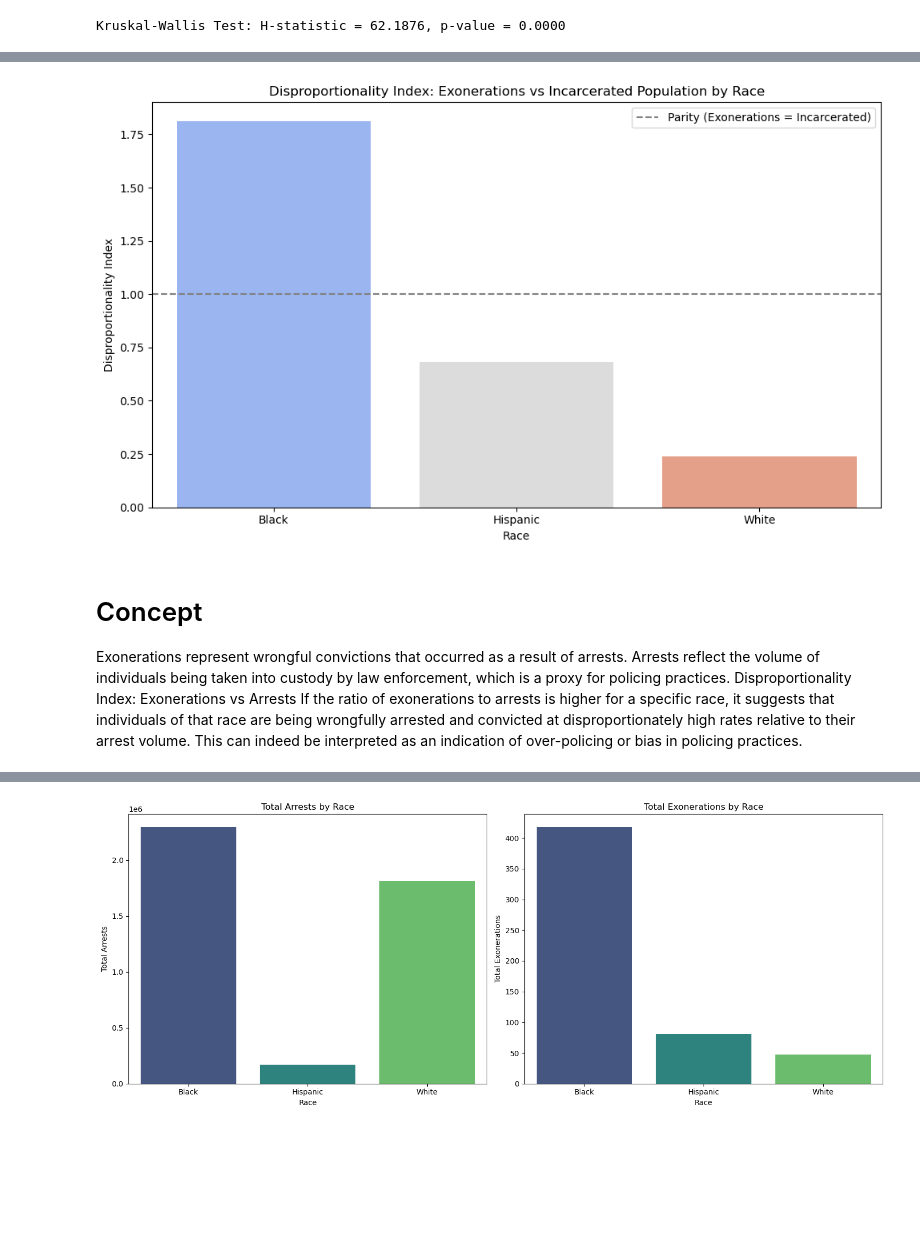
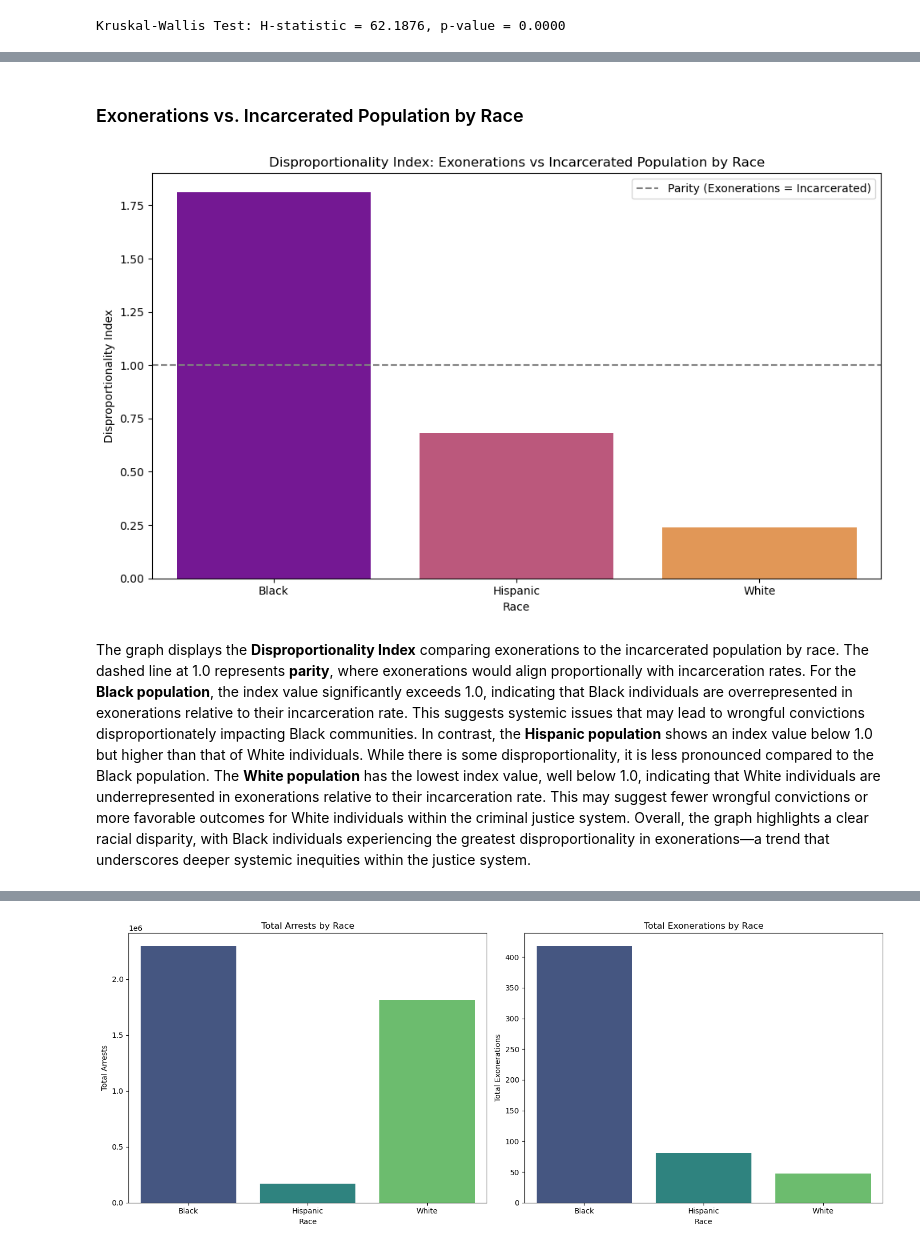
Before and after one commit to courtneyrgreen/dsan5000_final_project, a Jupyter notebook: technical-details/eda/main.ipynb, the cells around one changed output, grey strips where cells are left out. Saved outputs shown, nothing was run; the diff lists cells and outputs as text; code cells hidden in the pictures; blank space fills up the shorter version.

```diff
--- a/technical-details/eda/main.ipynb
+++ b/technical-details/eda/main.ipynb
@@ -558,3 +844,5 @@ https://www.csh.org/wp-content/uploads/2020/04/RDDI_OverviewHowTo.pdf
+# %% [markdown]
+### Exonerations vs. Incarcerated Population by Race
 # %%
 # Aggregate exoneration counts by race and county
 exonerees_by_race_county = exon_df.groupby(['race', 'county']).size().reset_index(name='exonerees')
@@ -582,39 +870,34 @@ incarcerated_by_race = incarcerated_by_race.rename(columns={
     'incarcerated_latino_population': 'Hispanic'
 })
 
 # Sum incarcerated population for valid races only
 incarcerated_total = incarcerated_by_race.sum(axis=1)
 
 # Calculate total exonerations by race
 exonerations_by_race = merged_exonerees_demo.groupby('race')['exonerees'].sum()
 
 # Calculate percentages
 incarcerated_percent = incarcerated_total / incarcerated_total.sum()
 exoneration_percent = exonerations_by_race / exonerations_by_race.sum()
 
 # Calculate disproportionality index
 disproportionality_index = (exoneration_percent / incarcerated_percent).fillna(0)
 
 # Convert to DataFrame for plotting
 disproportionality_df = disproportionality_index.reset_index()
 disproportionality_df.columns = ['race', 'disproportionality_index']
 
 # Plot disproportionality index
 plt.figure(figsize=(10, 6))
-sns.barplot(data=disproportionality_df, x='race', y='disproportionality_index', palette='coolwarm')
+sns.barplot(data=disproportionality_df, x='race', y='disproportionality_index', palette='plasma')
 plt.title("Disproportionality Index: Exonerations vs Incarcerated Population by Race")
 plt.xlabel("Race")
 plt.ylabel("Disproportionality Index")
 plt.axhline(y=1, color='gray', linestyle='--', label="Parity (Exonerations = Incarcerated)")
 plt.legend()
 plt.tight_layout()
 plt.show()
 # %% [output]
-[figure, old version]
+[figure, new version]
-# %% [markdown]
-# Concept
-Exonerations represent wrongful convictions that occurred as a result of arrests.
-Arrests reflect the volume of individuals being taken into custody by law enforcement, which is a proxy for policing practices.
-Disproportionality Index: Exonerations vs Arrests
-If the ratio of exonerations to arrests is higher for a specific race, it suggests that individuals of that race are being wrongfully arrested and convicted at disproportionately high rates relative to their arrest volume.
-This can indeed be interpreted as an indication of over-policing or bias in policing practices.
+# %% [markdown]
+The graph displays the **Disproportionality Index** comparing exonerations to the incarcerated population by race. The dashed line at 1.0 represents **parity**, where exonerations would align proportionally with incarceration rates. For the **Black population**, the index value significantly exceeds 1.0, indicating that Black individuals are overrepresented in exonerations relative to their incarceration rate. This suggests systemic issues that may lead to wrongful convictions disproportionately impacting Black communities. In contrast, the **Hispanic population** shows an index value below 1.0 but higher than that of White individuals. While there is some disproportionality, it is less pronounced compared to the Black population. The **White population** has the lowest index value, well below 1.0, indicating that White individuals are underrepresented in exonerations relative to their incarceration rate. This may suggest fewer wrongful convictions or more favorable outcomes for White individuals within the criminal justice system. Overall, the graph highlights a clear racial disparity, with Black individuals experiencing the greatest disproportionality in exonerations—a trend that underscores deeper systemic inequities within the justice system.
```
Also changed, not shown: parts of 139 cells of this notebook, 2 other files.
